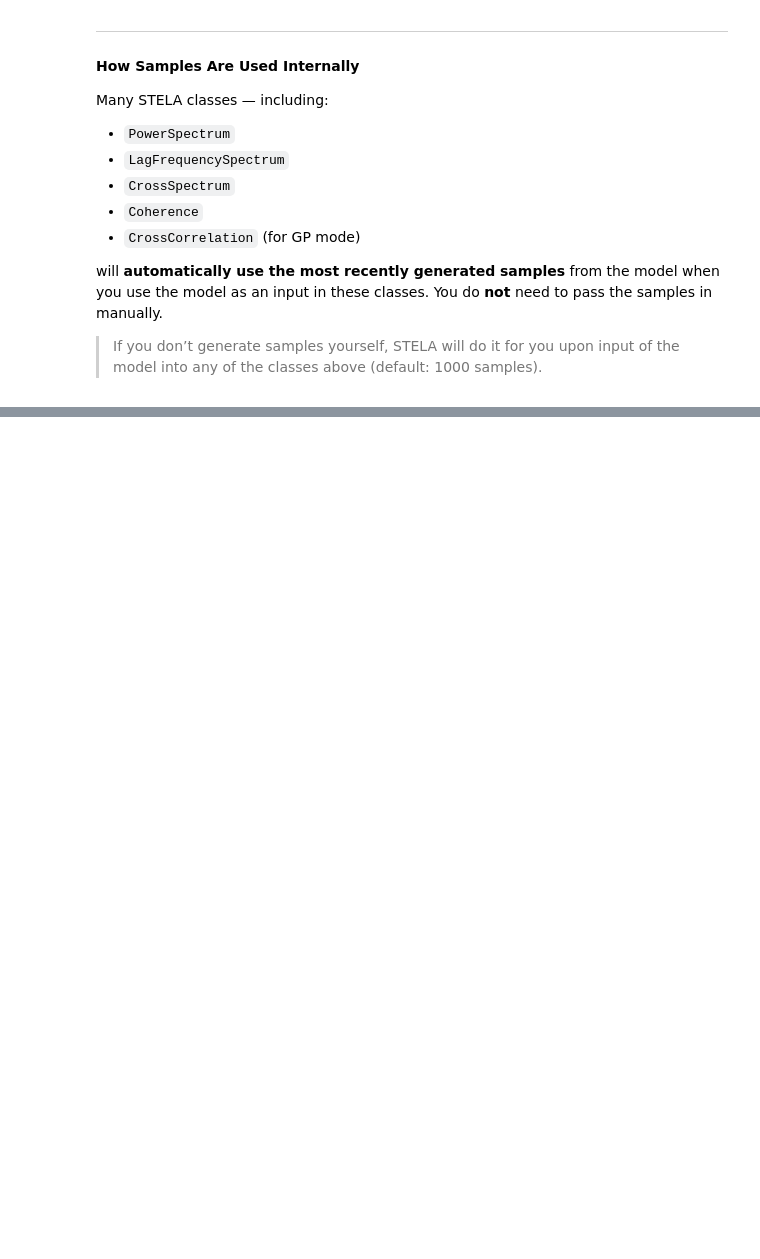
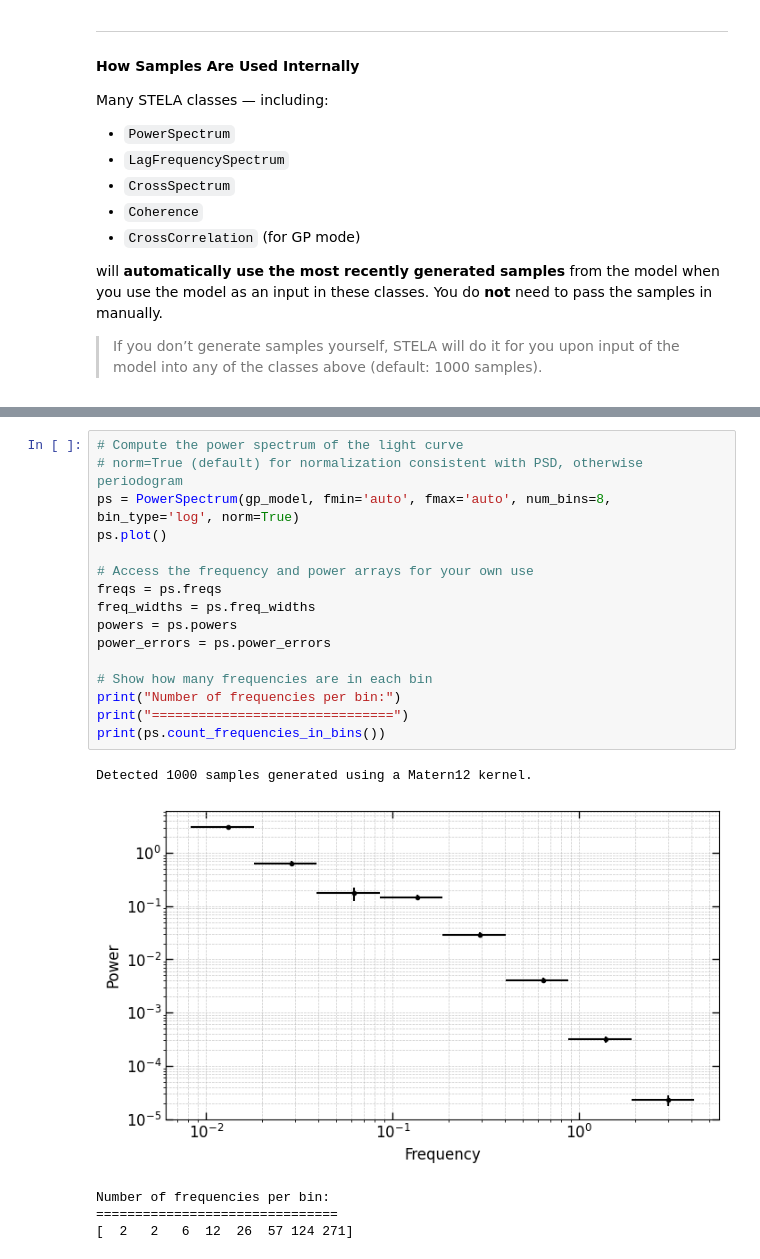
Before and after one commit to collinlewin/STELA-Toolkit, a Jupyter notebook: tutorials/main_tutorial.ipynb, the cells around one changed output, grey strips where cells are left out. Saved outputs shown, nothing was run; the diff lists cells and outputs as text; blank space fills up the shorter version.

```diff
--- a/tutorials/main_tutorial.ipynb
+++ b/tutorials/main_tutorial.ipynb
@@ -449,0 +490,22 @@ power_spectrum.bin(bin_edges = [])
+# %%
+# Compute the power spectrum of the light curve
+# norm=True (default) for normalization consistent with PSD, otherwise periodogram
+ps = PowerSpectrum(gp_model, fmin='auto', fmax='auto', num_bins=8, bin_type='log', norm=True)
+ps.plot()
+
+# Access the frequency and power arrays for your own use
+freqs = ps.freqs
+freq_widths = ps.freq_widths
+powers = ps.powers
+power_errors = ps.power_errors
+
+# Show how many frequencies are in each bin
+print("Number of frequencies per bin:")
+print("===============================")
+print(ps.count_frequencies_in_bins())
+# %% [output]
+Detected 1000 samples generated using a Matern12 kernel.
+[figure, added]
+Number of frequencies per bin:
+===============================
+[  2   2   6  12  26  57 124 271]
```
Also changed, not shown: parts of 7 cells of this notebook.
